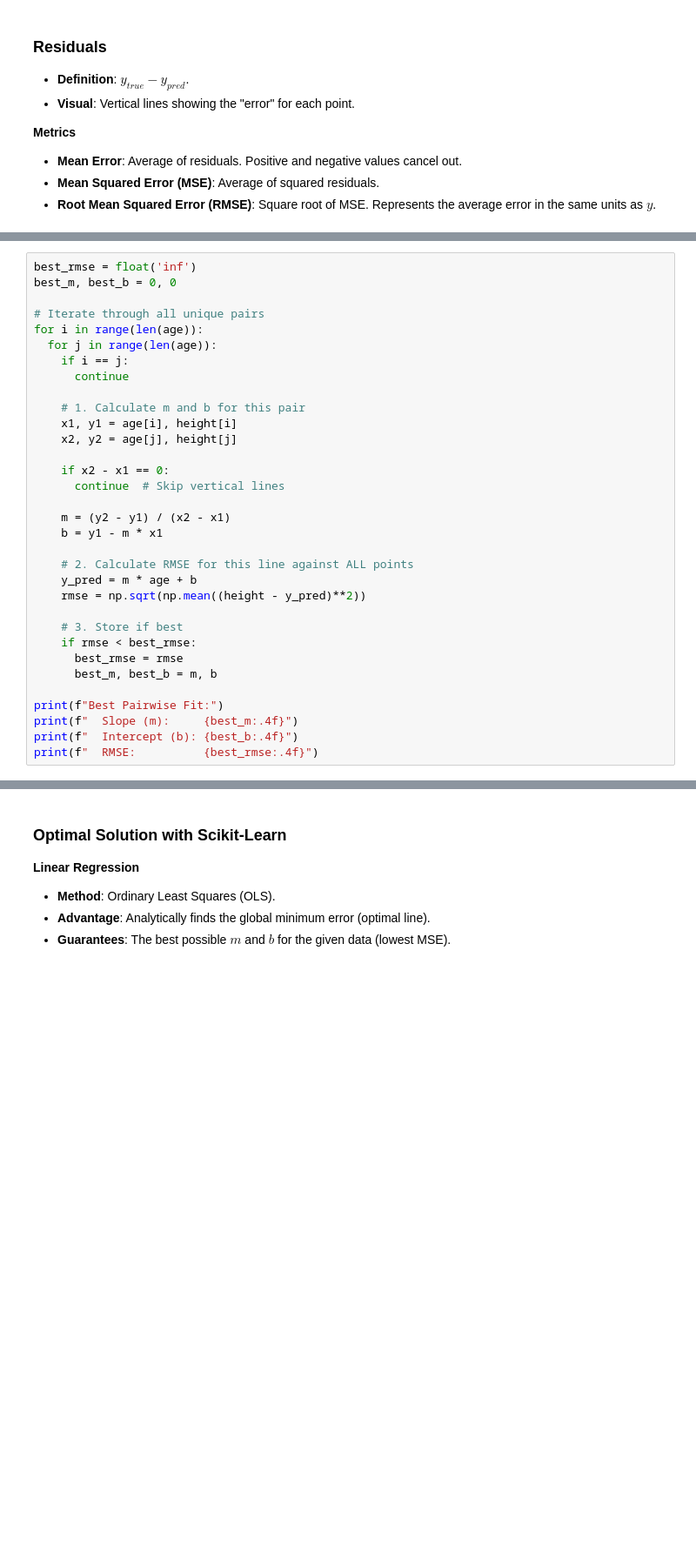
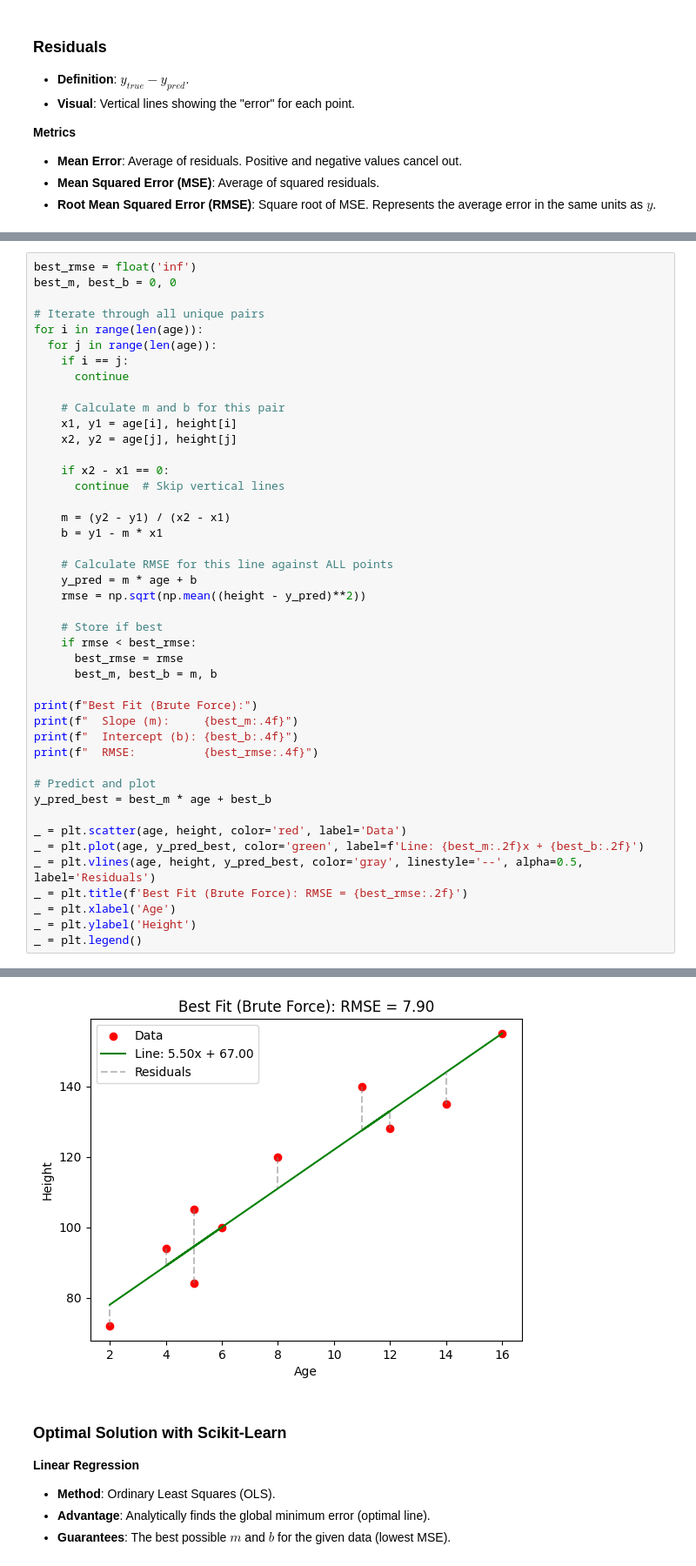
Before and after one commit to k26rahul/dl-and-genai, a Jupyter notebook: week-1/linear-regression.ipynb, the cells around one changed output, grey strips where cells are left out. Shown at 87% size. Saved outputs shown, nothing was run; the diff lists cells and outputs as text; blank space fills up the shorter version.

```diff
--- a/week-1/linear-regression.ipynb
+++ b/week-1/linear-regression.ipynb
@@ -180,7 +212,7 @@ for i in range(len(age)):
     if i == j:
       continue
 
-    # 1. Calculate m and b for this pair
+    # Calculate m and b for this pair
     x1, y1 = age[i], height[i]
     x2, y2 = age[j], height[j]
 
@@ -190,17 +222,28 @@ for i in range(len(age)):
     m = (y2 - y1) / (x2 - x1)
     b = y1 - m * x1
 
-    # 2. Calculate RMSE for this line against ALL points
+    # Calculate RMSE for this line against ALL points
     y_pred = m * age + b
     rmse = np.sqrt(np.mean((height - y_pred)**2))
 
-    # 3. Store if best
+    # Store if best
     if rmse < best_rmse:
       best_rmse = rmse
       best_m, best_b = m, b
 
-print(f"Best Pairwise Fit:")
+print(f"Best Fit (Brute Force):")
 print(f"  Slope (m):     {best_m:.4f}")
 print(f"  Intercept (b): {best_b:.4f}")
 print(f"  RMSE:          {best_rmse:.4f}")
+
+# Predict and plot
+y_pred_best = best_m * age + best_b
+
+_ = plt.scatter(age, height, color='red', label='Data')
+_ = plt.plot(age, y_pred_best, color='green', label=f'Line: {best_m:.2f}x + {best_b:.2f}')
+_ = plt.vlines(age, height, y_pred_best, color='gray', linestyle='--', alpha=0.5, label='Residuals')
+_ = plt.title(f'Best Fit (Brute Force): RMSE = {best_rmse:.2f}')
+_ = plt.xlabel('Age')
+_ = plt.ylabel('Height')
+_ = plt.legend()
 # %% [output]
@@ -211,3 +254,4 @@ Best Pairwise Fit:
+[figure, added]
 # %% [markdown]
 ### Optimal Solution with Scikit-Learn
 
```
Also changed, not shown: parts of 43 cells of this notebook.
